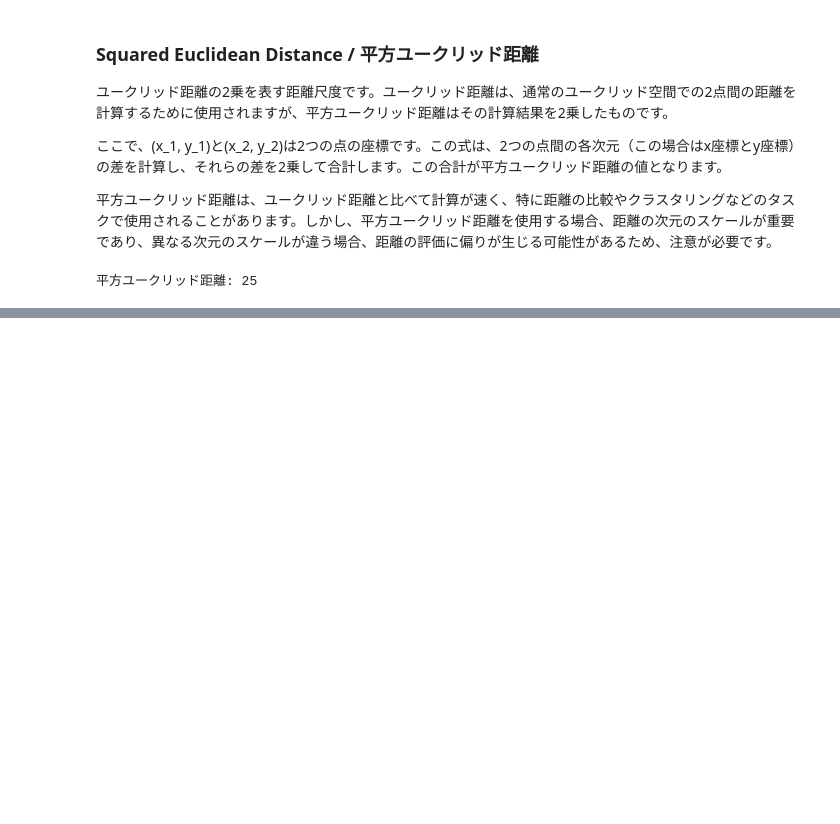
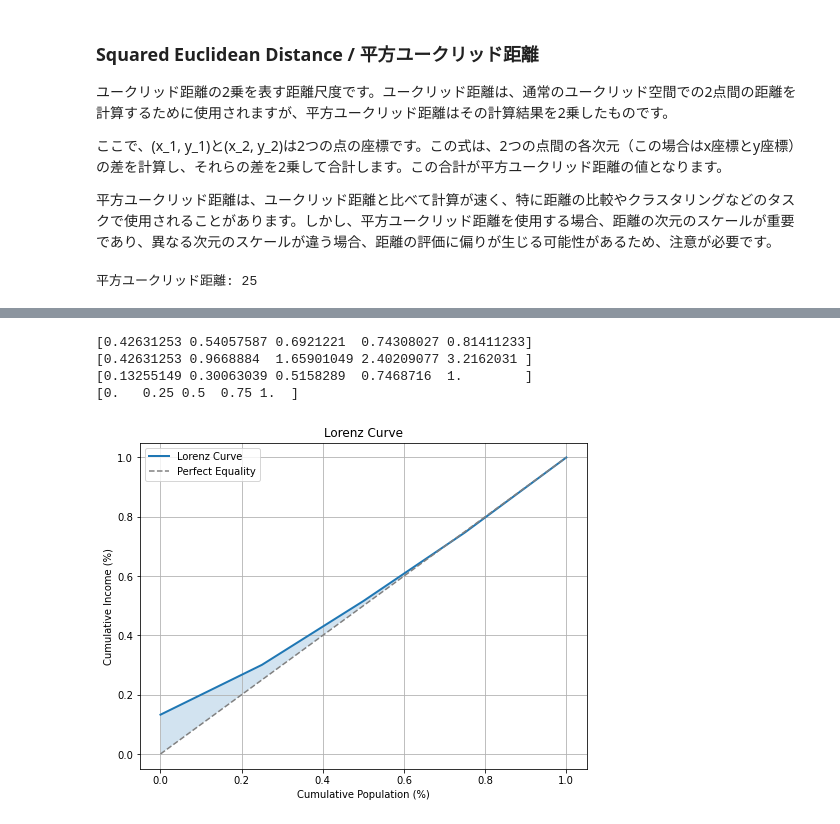
Before and after one commit to tkc/statistics, a Jupyter notebook: statistics.ipynb, the cells around one changed output, grey strips where cells are left out. Cells and saved outputs as stored; diff of their text form; code cells hidden in the pictures; blank space fills up the shorter version.

```diff
--- a/statistics.ipynb
+++ b/statistics.ipynb
@@ -487,0 +502,39 @@ print("平方ユークリッド距離:", distance)
+# %%
+import numpy as np
+import matplotlib.pyplot as plt
+
+# サンプルの所得データを生成（ランダムな例）
+# ここでは0から1の範囲のランダムなデータを生成しています。
+income_data = np.random.rand(5)
+
+# 所得データを昇順にソート
+income_data.sort()
+print(income_data)
+
+# ローレンツ曲線のデータを計算
+cumulative_income = np.cumsum(income_data) / np.sum(income_data)
+print(np.cumsum(income_data))
+print(cumulative_income)
+
+# 対角線（均等分布）を表すデータ
+perfect_equality = np.linspace(0, 1, len(cumulative_income))
+print(perfect_equality)
+
+# ローレンツ曲線をプロット
+plt.figure(figsize=(8, 6))
+plt.plot(np.linspace(0, 1, len(cumulative_income)), cumulative_income, label='Lorenz Curve', linewidth=2)
+plt.plot(np.linspace(0, 1, len(cumulative_income)), perfect_equality, linestyle='--', color='gray', label='Perfect Equality')
+plt.fill_between(np.linspace(0, 1, len(cumulative_income)), cumulative_income, perfect_equality, alpha=0.2)
+
+plt.xlabel('Cumulative Population (%)')
+plt.ylabel('Cumulative Income (%)')
+plt.title('Lorenz Curve')
+plt.legend()
+plt.grid(True)
+plt.show()
+# %% [output]
+[0.42631253 0.54057587 0.6921221  0.74308027 0.81411233]
+[0.42631253 0.9668884  1.65901049 2.40209077 3.2162031 ]
+[0.13255149 0.30063039 0.5158289  0.7468716  1.        ]
+[0.   0.25 0.5  0.75 1.  ]
+[figure, added]
```
Also changed, not shown: parts of 6 cells of this notebook, 2 other files.
